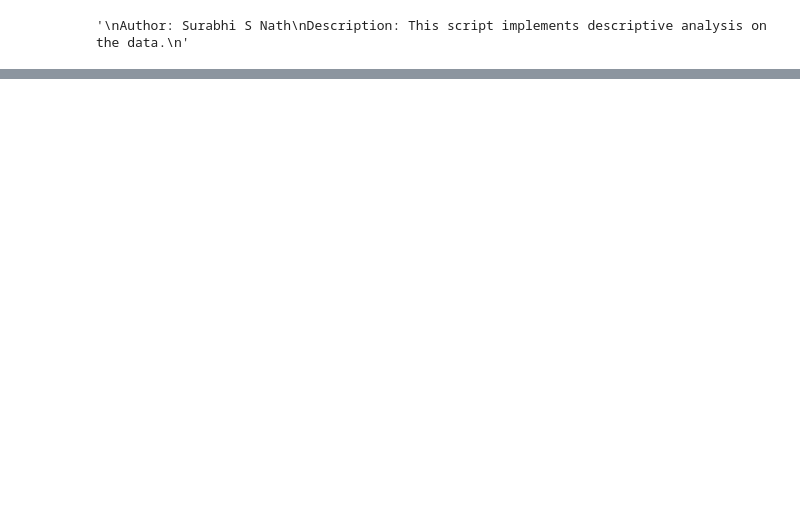
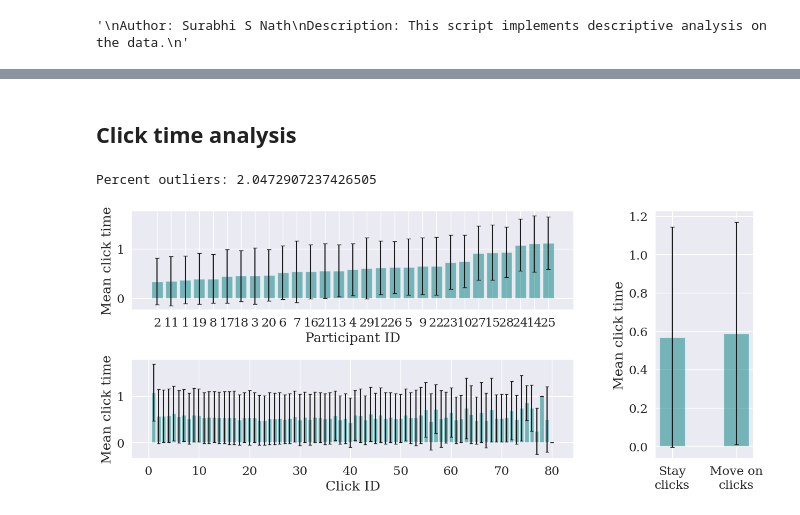
Before and after one commit to surabhisnath/Aesthetic_Curiosity, a Jupyter notebook: scripts/grid-search/DescriptiveAnalysis.ipynb, the cells around one changed output, grey strips where cells are left out. Saved outputs shown, nothing was run; the diff lists cells and outputs as text; code cells hidden in the pictures; blank space fills up the shorter version.

Commit message:
Desc Analysis

```diff
--- a/scripts/grid-search/DescriptiveAnalysis.ipynb
+++ b/scripts/grid-search/DescriptiveAnalysis.ipynb
@@ -77,0 +55,64 @@ print(np.mean(df["underlying_LSC"]) - np.std(df["underlying_LSC"]), np.mean(df["
+# %% [markdown]
+## Click time analysis
+# %%
+Q1 = click_data["time_taken"].quantile(0.25)
+Q3 = click_data["time_taken"].quantile(0.75)
+IQR = Q3 - Q1
+
+lower_bound = Q1 - 1.5 * IQR
+upper_bound = Q3 + 1.5 * IQR
+
+percent_outliers = len(click_data[click_data["time_taken"] > upper_bound]) / len(click_data) * 100
+print("Percent outliers:", percent_outliers)
+click_data_nooutliertimes = click_data[click_data["time_taken"] < upper_bound]
+
+grouped_data_pid = click_data_nooutliertimes[["pid", "time_taken"]].groupby("pid").agg(['mean', 'std'])["time_taken"]
+grouped_data_clickid = click_data_nooutliertimes[["click_id", "time_taken"]].groupby("click_id").agg(['mean', 'std'])["time_taken"].reset_index()
+sorted_data = grouped_data_pid.sort_values("mean").reset_index()
+
+# Plotting
+fig = plt.figure(figsize=(15, 6))
+gs = gridspec.GridSpec(2, 2, width_ratios=[4.5, 1], height_ratios=[1, 1], wspace=0.3)
+
+ax0 = fig.add_subplot(gs[0, 0])
+ax0.bar(
+    list(map(str, sorted_data["pid"].values)),
+    sorted_data["mean"].values,
+    yerr=sorted_data["std"].values,
+    capsize=3,
+    color='teal',
+    alpha=0.5
+)
+ax0.set_xlabel("Participant ID")
+ax0.set_ylabel("Mean click time")
+
+ax1 = fig.add_subplot(gs[1, 0])
+ax1.bar(
+    grouped_data_clickid["click_id"],
+    grouped_data_clickid["mean"].values,
+    yerr=grouped_data_clickid["std"].values,
+    capsize=2,
+    color='teal',
+    alpha=0.5
+)
+ax1.set_xlabel("Click ID")
+ax1.set_ylabel("Mean click time")
+
+ax2 = fig.add_subplot(gs[:, 1])
+ax2.bar(["Stay\nclicks", "Move on\nclicks"],
+        [click_data_nooutliertimes[click_data_nooutliertimes["move_on"] == 0]["time_taken"].mean(), click_data_nooutliertimes[click_data_nooutliertimes["move_on"] == 1]["time_taken"].mean()],
+        yerr=[click_data_nooutliertimes[click_data_nooutliertimes["move_on"] == 0]["time_taken"].std(), click_data_nooutliertimes[click_data_nooutliertimes["move_on"] == 1]["time_taken"].std()],
+        capsize=3,
+        color='teal',
+        width=0.4,
+        alpha=0.5
+    )
+ax2.set_ylabel("Mean click time")
+
+plt.subplots_adjust(hspace=0.5)
+plt.subplots_adjust(wspace=0.1)
+
+plt.tight_layout()
+# %% [output]
+Percent outliers: 2.0472907237426505
+[figure, added]
```
Also changed, not shown: parts of 20 cells of this notebook, 24 other files.
